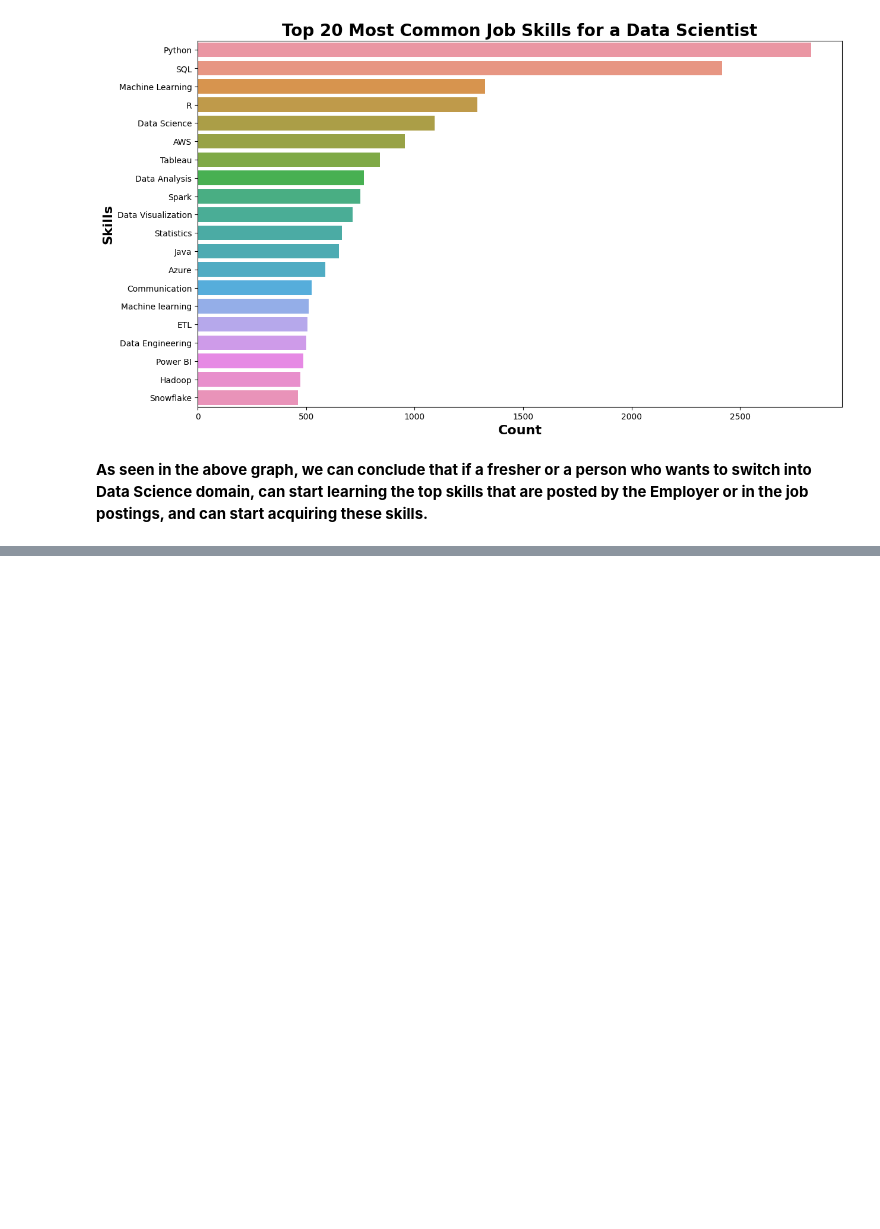
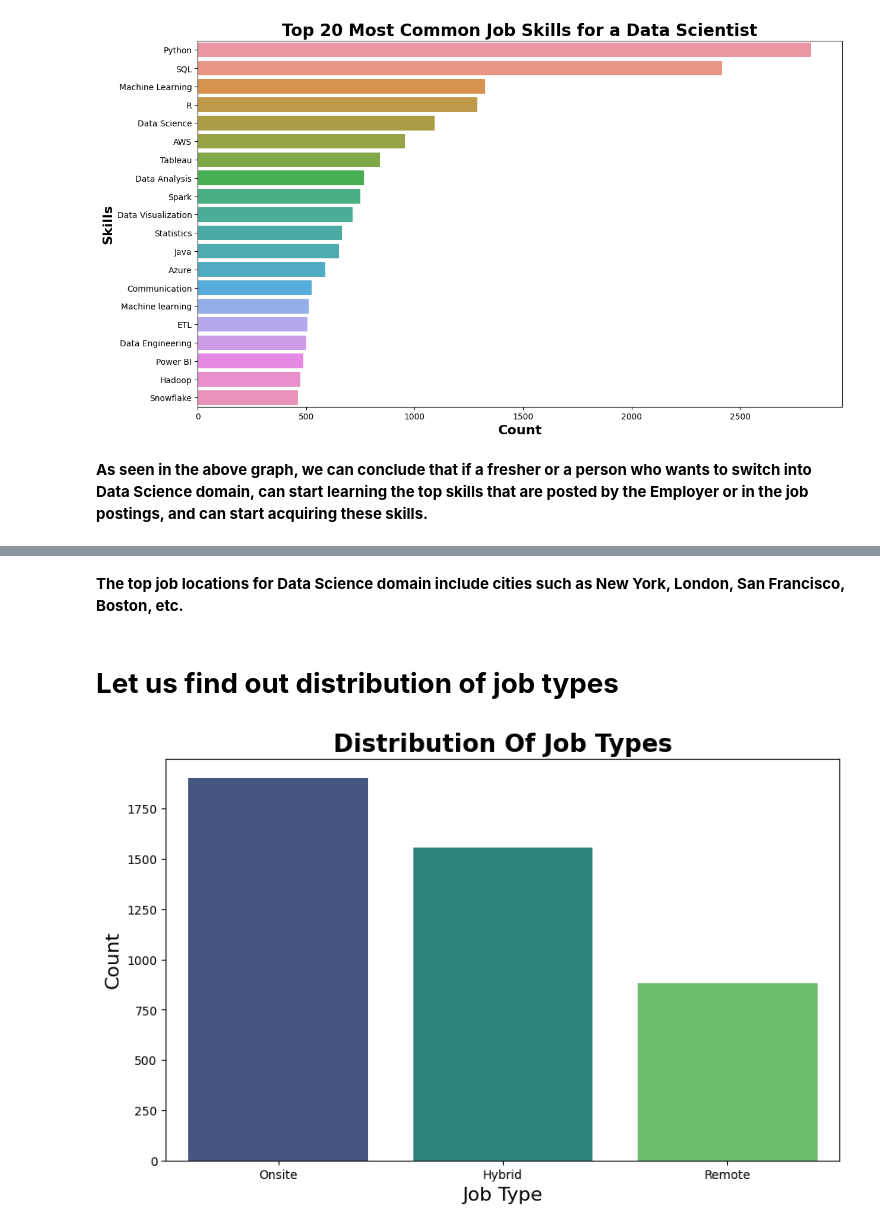
Before and after one commit to kumawatmanish05/LinkedIn_Data_Jobs, a Jupyter notebook: linkedin-data-jobs.ipynb, the cells around one changed output, grey strips where cells are left out. Saved outputs shown, nothing was run; the diff lists cells and outputs as text; code cells hidden in the pictures; blank space fills up the shorter version.

```diff
--- a/linkedin-data-jobs.ipynb
+++ b/linkedin-data-jobs.ipynb
@@ -128,0 +167,15 @@ plt.show()
+# %% [markdown]
+****The top job locations for Data Science domain include cities such as New York, London, San Francisco, Boston, etc.****
+# %% [markdown]
+# ****Let us find out distribution of job types****
+# %%
+job_type_count = df['job_type'].value_counts()
+
+plt.figure(figsize=(10,6))
+sns.barplot(x=job_type_count.index,y=job_type_count.values,palette='viridis')
+plt.title('Distribution Of Job Types', fontsize=20,fontweight='bold')
+plt.xlabel('Job Type',fontsize=16)
+plt.ylabel('Count', fontsize=16)
+plt.show()
+# %% [output]
+[figure, added]
```
Also changed, not shown: parts of 17 cells of this notebook.
